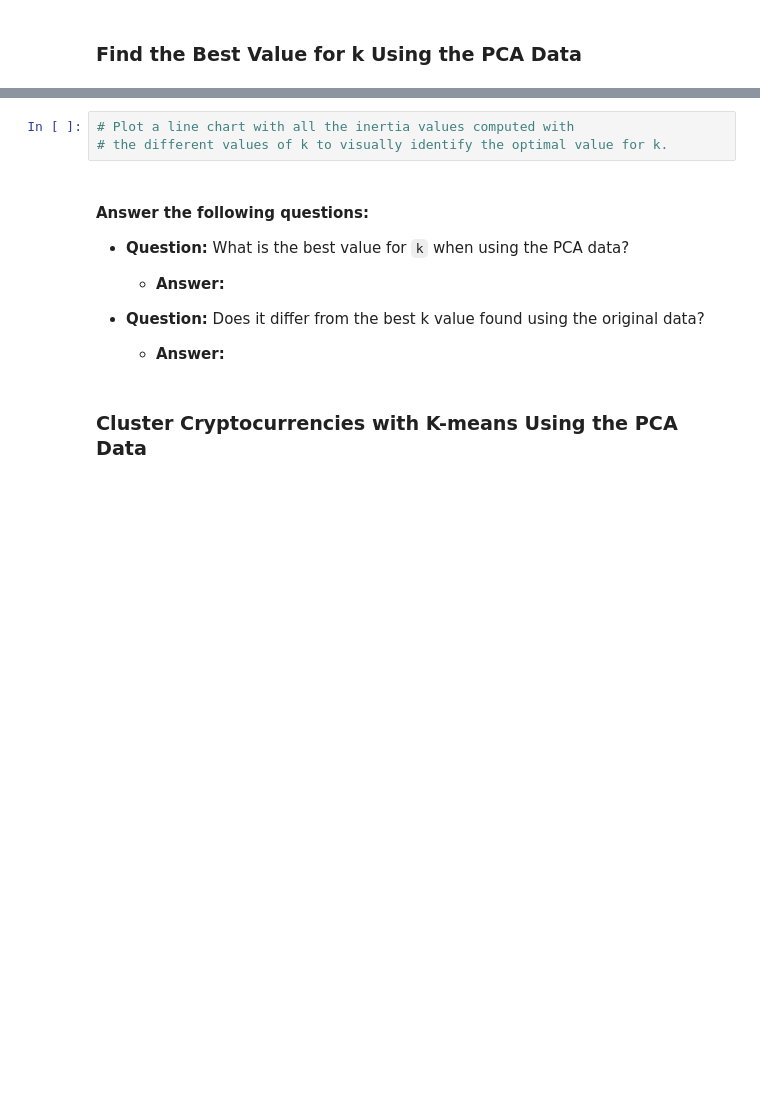
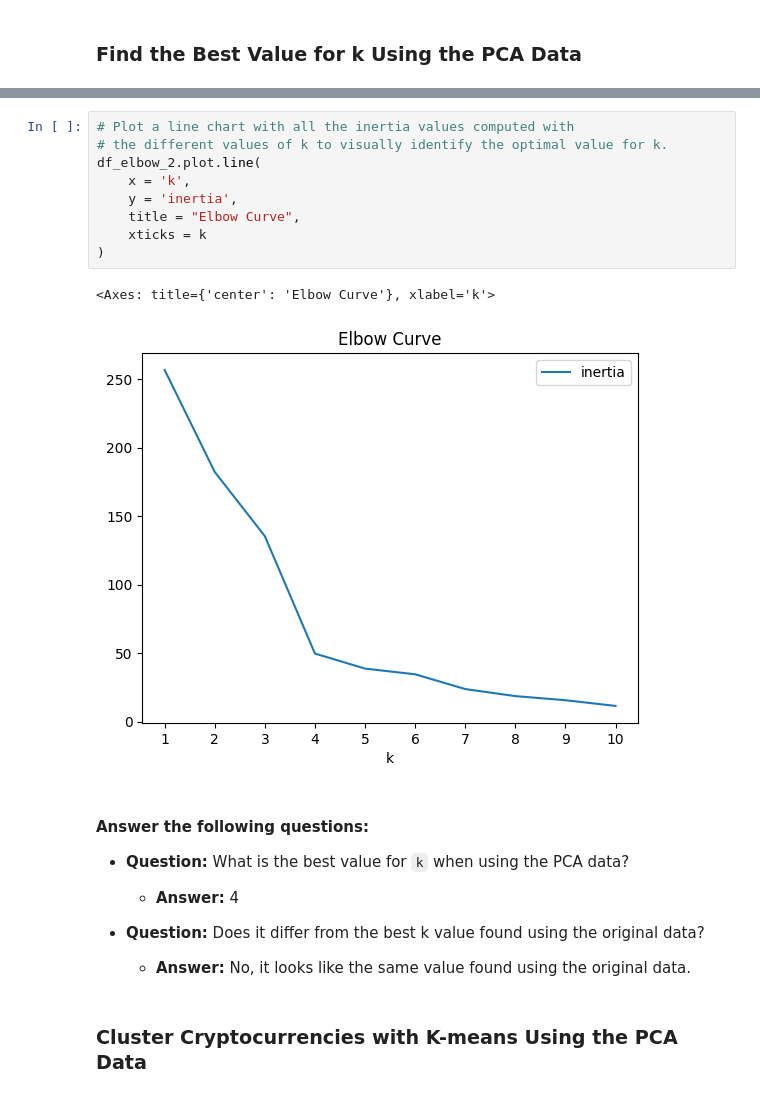
Before and after one commit to lucheuer/CryptoClustering, a Jupyter notebook: Crypto_Clustering.ipynb, the cells around one changed output, grey strips where cells are left out. Cells and saved outputs as stored; diff of their text form; blank space fills up the shorter version.

```diff
--- a/Crypto_Clustering.ipynb
+++ b/Crypto_Clustering.ipynb
@@ -293,16 +297,27 @@ crypto_pca_df.head()
 # %%
 # Plot a line chart with all the inertia values computed with
 # the different values of k to visually identify the optimal value for k.
+df_elbow_2.plot.line(
+    x = 'k',
+    y = 'inertia',
+    title = "Elbow Curve",
+    xticks = k
+)
+# %% [output]
+<Axes: title={'center': 'Elbow Curve'}, xlabel='k'>
+[figure, added]
 # %% [markdown]
 #### Answer the following questions:
 * **Question:** What is the best value for `k` when using the PCA data?
 
   * **Answer:**
+  4
 
 
 * **Question:** Does it differ from the best k value found using the original data?
 
   * **Answer:**
+  No, it looks like the same value found using the original data.
 # %% [markdown]
 ### Cluster Cryptocurrencies with K-means Using the PCA Data
 # %%
```
Also changed, not shown: parts of 2 cells of this notebook.
